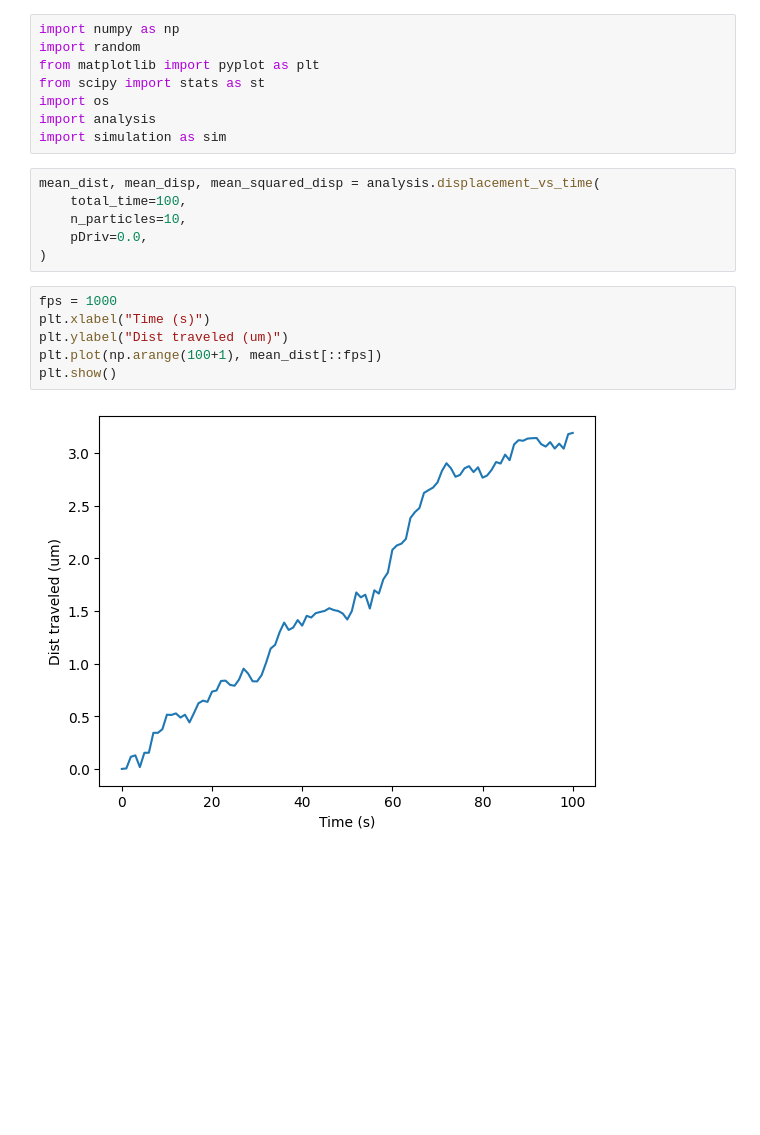
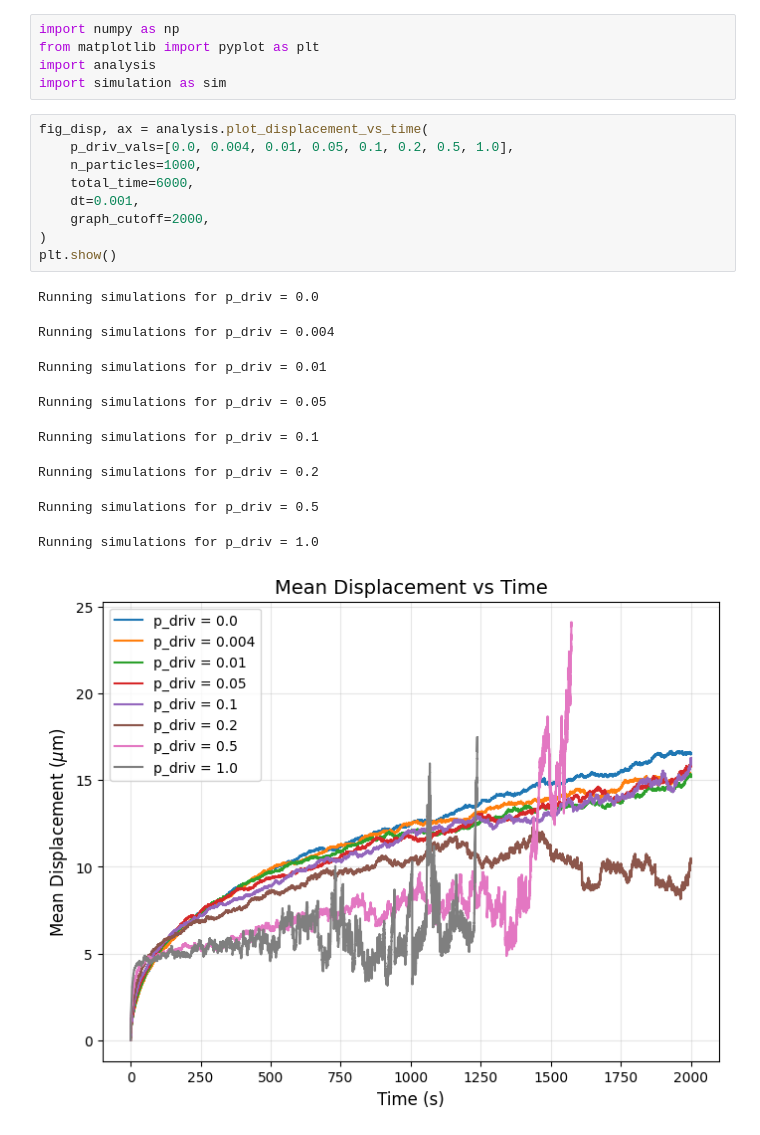
Before and after one commit to songk42/VSV-sim, a Jupyter notebook: analysis.ipynb, the cells around one changed output. Saved outputs shown, nothing was run; the diff lists cells and outputs as text; blank space fills up the shorter version.

```diff
--- a/analysis.ipynb
+++ b/analysis.ipynb
@@ -1,22 +1,24 @@
 # %%
 import numpy as np
-import random
 from matplotlib import pyplot as plt
-from scipy import stats as st
-import os
 import analysis
 import simulation as sim
 # %%
-mean_dist, mean_disp, mean_squared_disp = analysis.displacement_vs_time(
-    total_time=100,
-    n_particles=10,
-    pDriv=0.0,
+fig_disp, ax = analysis.plot_displacement_vs_time(
+    p_driv_vals=[0.0, 0.004, 0.01, 0.05, 0.1, 0.2, 0.5, 1.0],
+    n_particles=1000,
+    total_time=6000,
+    dt=0.001,
+    graph_cutoff=2000,
 )
+plt.show()
+# %% [output]
+Running simulations for p_driv = 0.0
+Running simulations for p_driv = 0.004
+Running simulations for p_driv = 0.01
+Running simulations for p_driv = 0.05
+Running simulations for p_driv = 0.1
+Running simulations for p_driv = 0.2
+Running simulations for p_driv = 0.5
+Running simulations for p_driv = 1.0
+[figure, added]
-# %%
-fps = 1000
-plt.xlabel("Time (s)")
-plt.ylabel("Dist traveled (um)")
-plt.plot(np.arange(100+1), mean_dist[::fps])
-plt.show()
-# %% [output]
-[figure, removed]
```
Also changed, not shown: parts of 5 cells of this notebook, 3 other files.
